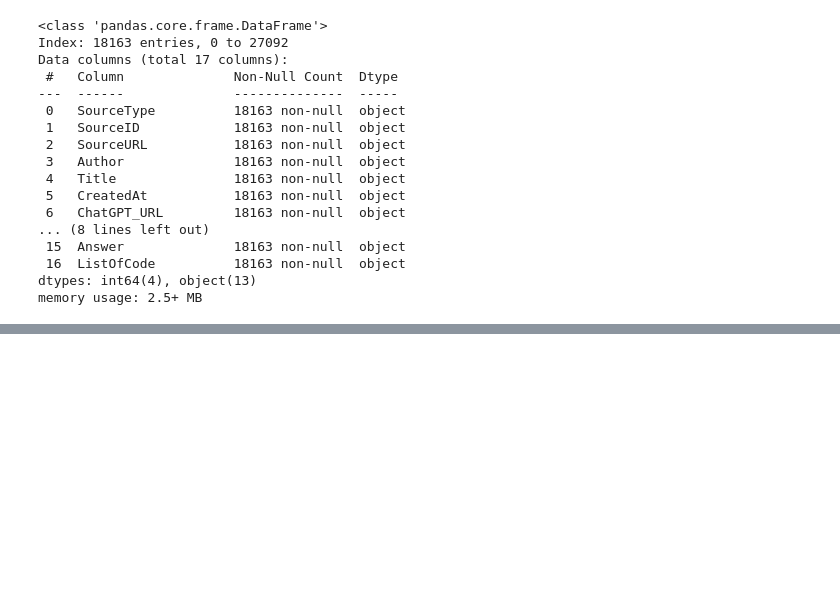
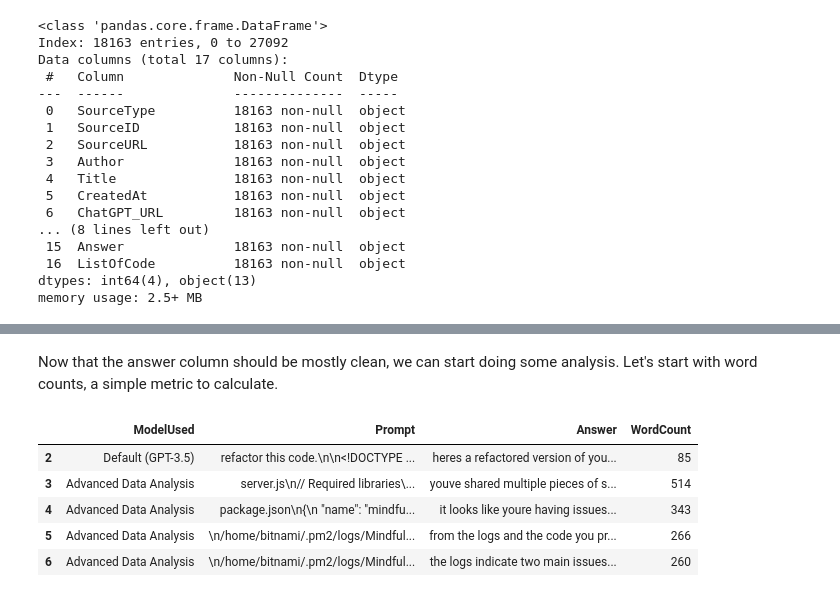
Before and after one commit to JKiran4/DevGPT-Project, a Jupyter notebook: testing.ipynb, the cells around one changed output, grey strips where cells are left out. Cells and saved outputs as stored; diff of their text form; code cells hidden in the pictures; blank space fills up the shorter version.

```diff
--- a/testing.ipynb
+++ b/testing.ipynb
@@ -135,0 +218,4 @@ memory usage: 2.5+ MB
+# %%
+df_rq1 = df[['ModelUsed', 'Prompt', 'Answer']]
+
+df_rq1.head()
@@ -135,0 +303,14 @@ memory usage: 2.5+ MB
+# %% [markdown]
+Now that the answer column should be mostly clean, we can start doing some analysis. Let's start with word counts, a simple metric to calculate.
+# %%
+df_rq1_clean = df_rq1_filtered.copy()
+df_rq1_clean.loc[:, 'WordCount'] = df_rq1_clean['Answer'].apply(lambda x: len(x.split()))
+
+df_rq1_clean.head()
+# %% [output]
+|  | ModelUsed | Prompt | Answer | WordCount |
+| 2 | Default (GPT-3.5) | refactor this code.\n\n<!DOCTYPE ... | heres a refactored version of you... | 85 |
+| 3 | Advanced Data Analysis | server.js\n// Required libraries\... | youve shared multiple pieces of s... | 514 |
+| 4 | Advanced Data Analysis | package.json\n{\n "name": "mindfu... | it looks like youre having issues... | 343 |
+| 5 | Advanced Data Analysis | \n/home/bitnami/.pm2/logs/Mindful... | from the logs and the code you pr... | 266 |
+| 6 | Advanced Data Analysis | \n/home/bitnami/.pm2/logs/Mindful... | the logs indicate two main issues... | 260 |
```
Also changed, not shown: parts of 28 cells of this notebook.
